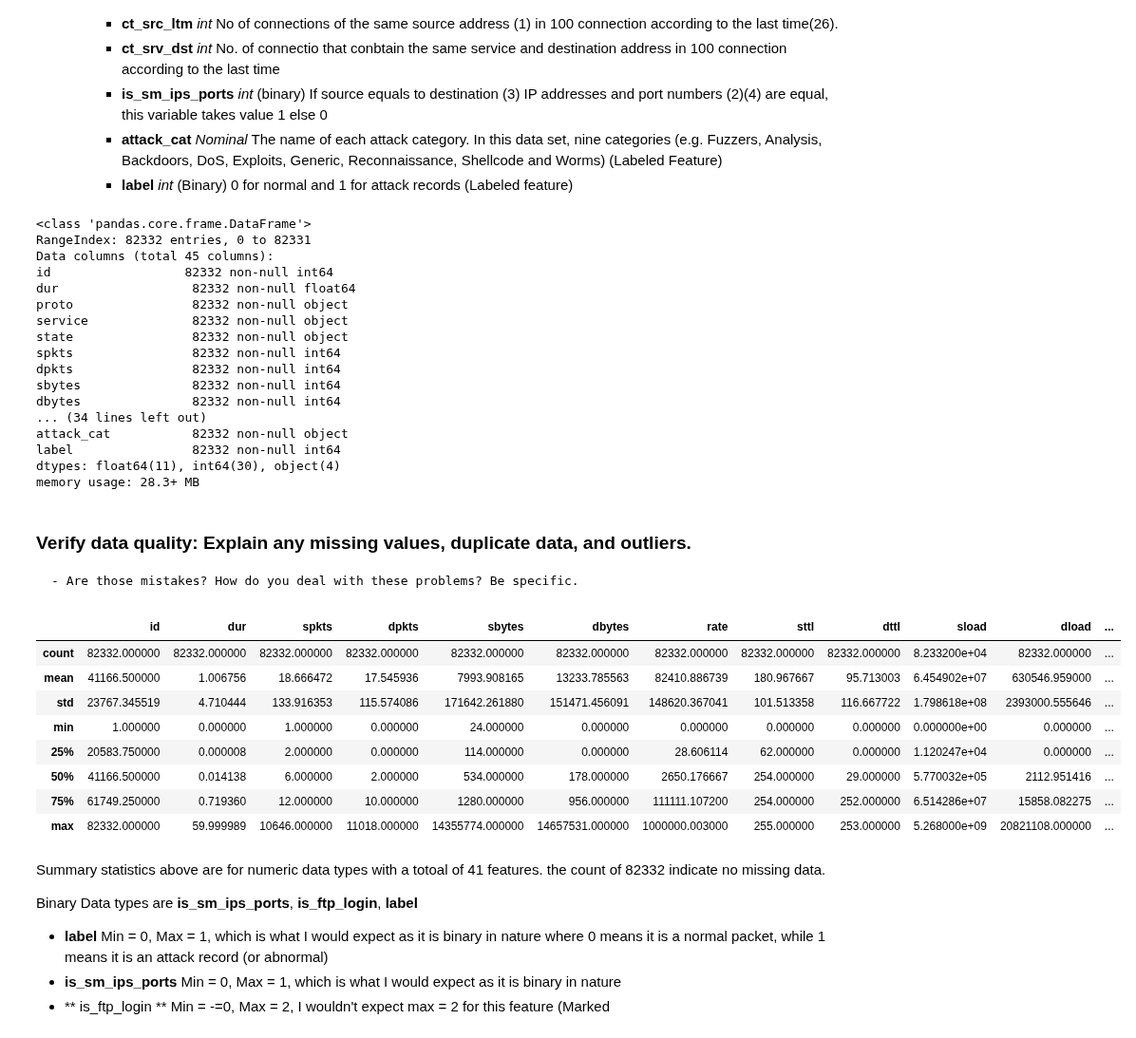
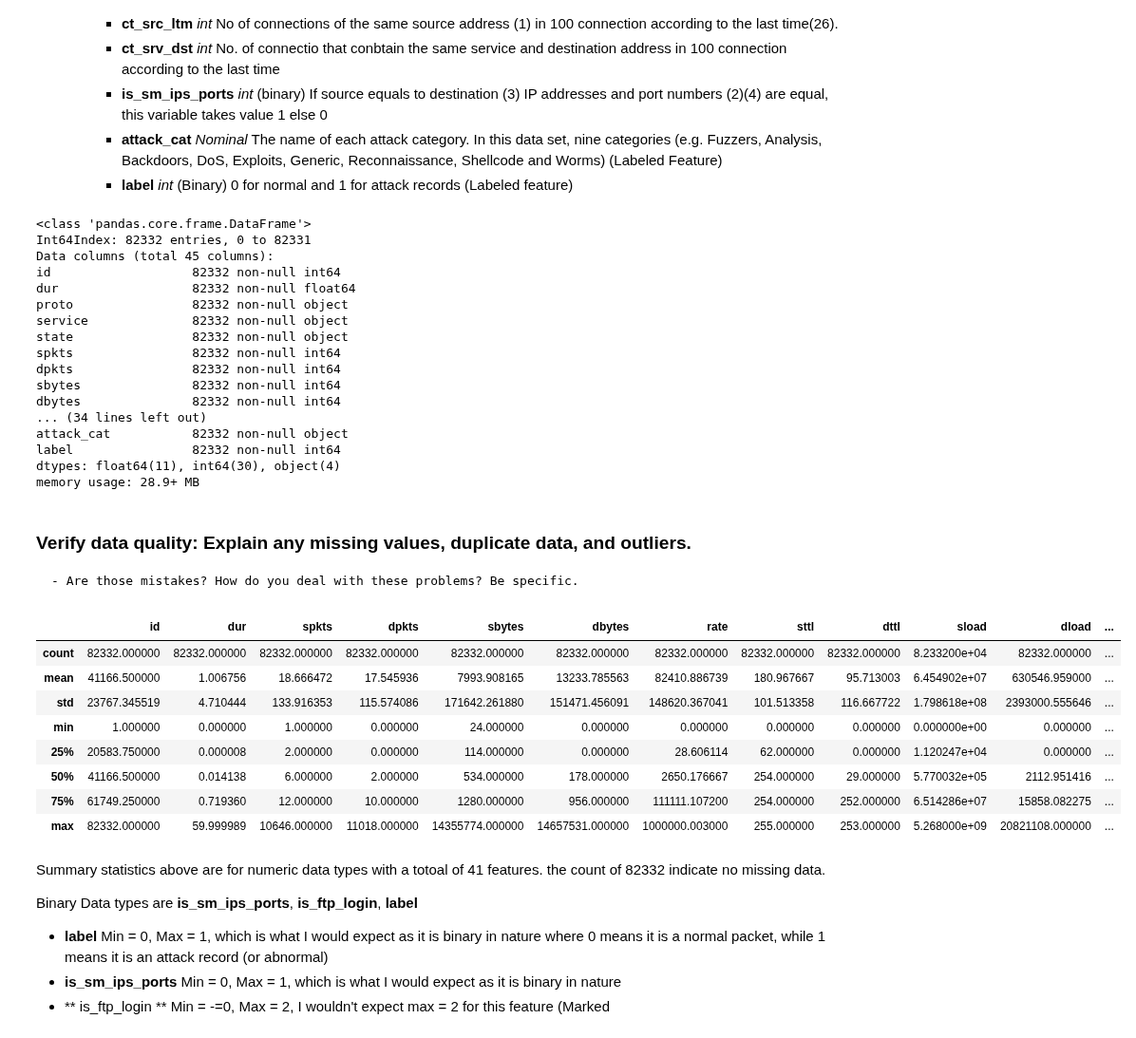
Before and after one commit to Dangerbotz/network_intrusion_detection_system, a Jupyter notebook: peter_detection_system.ipynb, the cells around one changed output. Shown at 95% size. Drawn from its saved outputs; the diff is of its cells as text; code cells hidden in the pictures.

```diff
--- a/peter_detection_system.ipynb
+++ b/peter_detection_system.ipynb
@@ -29,3 +34,7 @@ df = pd.read_csv('UNSW_NB15_training_set.csv')
+# %%
+# Load UNSW_NB15 into a Pandas dataframe
+# ref: http://stackoverflow.com/questions/18664712/split-function-add-xef-xbb-xbf-n-to-my-list (2 get rid of UTF-8 BOM)
+df = pd.read_csv('UNSW_NB15_training_set.csv', encoding='utf-8-sig')  # specifing encoding to get rid of the UTF- Byte order Mark (BOM) in the id field
 # %% [markdown]
 ### Describe the meaning and type of data (scale, values, etc.) for each attribute in the data file.
 # %% [markdown]
@@ -81,9 +90,9 @@ df = pd.read_csv('UNSW_NB15_training_set.csv')
 df.info()
 # %% [output]
 <class 'pandas.core.frame.DataFrame'>
-RangeIndex: 82332 entries, 0 to 82331
+Int64Index: 82332 entries, 0 to 82331
 Data columns (total 45 columns):
-﻿id                  82332 non-null int64
+id                   82332 non-null int64
 dur                  82332 non-null float64
 proto                82332 non-null object
 service              82332 non-null object
@@ -96,16 +105,17 @@ dbytes               82332 non-null int64
 attack_cat           82332 non-null object
 label                82332 non-null int64
 dtypes: float64(11), int64(30), object(4)
-memory usage: 28.3+ MB
+memory usage: 28.9+ MB
 # %% [markdown]
 ### Verify data quality: Explain any missing values, duplicate data, and outliers.
     - Are those mistakes? How do you deal with these problems? Be specific.
 # %%
 # df.describe() calculates summary statistics the count, mean, standard deviation, min, max, and quartiles
 # of the data less the nominal (object) columns.
-df.describe() # result: 41 numeric types
+df_desc_table = df.describe() # result: 41 numeric types
+df_desc_table
 # %% [output]
-|  | ﻿id | dur | spkts | dpkts | sbytes | dbytes | rate | sttl | dttl | sload | dload | ... |
+|  | id | dur | spkts | dpkts | sbytes | dbytes | rate | sttl | dttl | sload | dload | ... |
 | count | 82332.000000 | 82332.000000 | 82332.000000 | 82332.000000 | 82332.000000 | 82332.000000 | 82332.000000 | 82332.000000 | 82332.000000 | 8.233200e+04 | 82332.000000 | ... |
 | mean | 41166.500000 | 1.006756 | 18.666472 | 17.545936 | 7993.908165 | 13233.785563 | 82410.886739 | 180.967667 | 95.713003 | 6.454902e+07 | 630546.959000 | ... |
 | std | 23767.345519 | 4.710444 | 133.916353 | 115.574086 | 171642.261880 | 151471.456091 | 148620.367041 | 101.513358 | 116.667722 | 1.798618e+08 | 2393000.555646 | ... |
```
Also changed, not shown: parts of 16 cells of this notebook.
